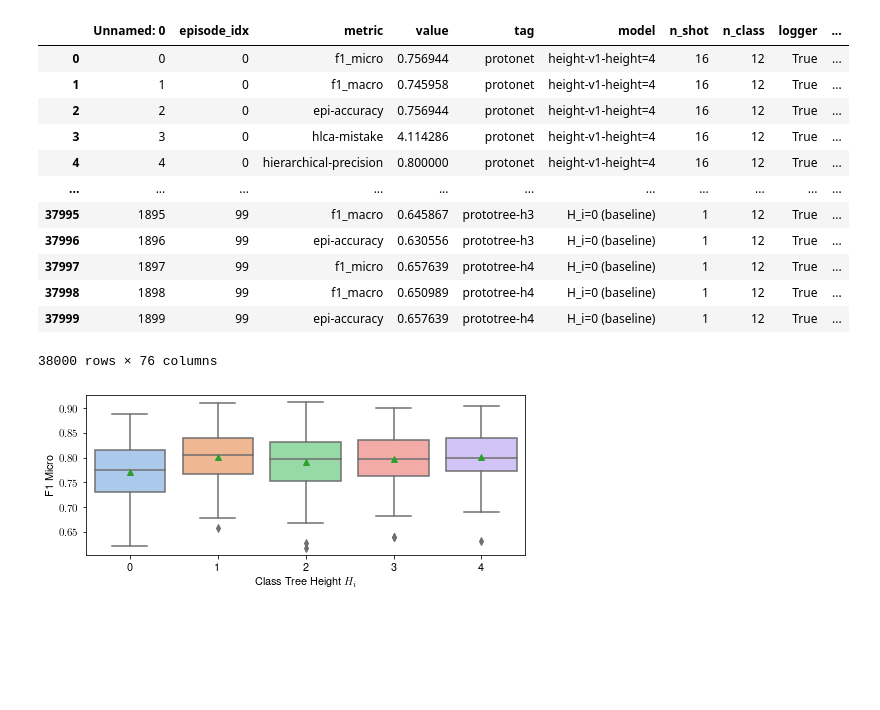
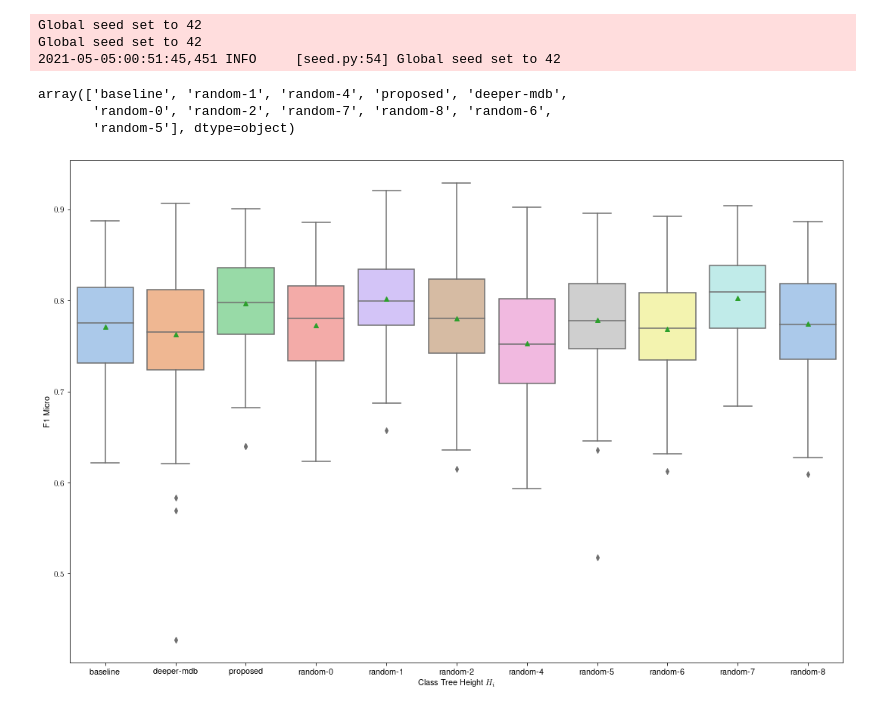
Before and after one commit to hugofloresgarcia/music-trees, a Jupyter notebook: scripts/figures.ipynb, the cells around one changed output. Drawn from its saved outputs; the diff is of its cells as text; code cells hidden in the pictures; blank space fills up the shorter version.

Commit message:
added code for the requested figures

```diff
--- a/scripts/figures.ipynb
+++ b/scripts/figures.ipynb
@@ -3,6 +3,7 @@ import music_trees as mt
 import glob
 from pathlib import Path
 import pandas as pd
+import numpy as np
 
 import matplotlib.pyplot as plt
 plt.rcParams.update({
@@ -12,29 +13,23 @@ plt.rcParams.update({
     "font.sans-serif": ["Helvetica"]
 })
 
-path_to_results = mt.ROOT_DIR / 'results' / 'height'
+path_to_results = mt.ROOT_DIR / 'results'
 output_dir = mt.ROOT_DIR / 'scripts' / 'figures'
 output_dir.mkdir(exist_ok=True)
 filepaths = glob.glob(
     str(Path(path_to_results) / '**/*.csv'), recursive=True)
 fulldf = pd.concat([pd.read_csv(fp) for fp in filepaths], ignore_index=True)
 fulldf = fulldf.drop_duplicates()
+# %% [output]
+Global seed set to 42
+Global seed set to 42
+2021-05-05:00:51:45,451 INFO     [seed.py:54] Global seed set to 42
-# %%
-fulldf
-# %% [output]
-|  | Unnamed: 0 | episode_idx | metric | value | tag | model | n_shot | n_class | logger | ... |
-| 0 | 0 | 0 | f1_micro | 0.756944 | protonet | height-v1-height=4 | 16 | 12 | True | ... |
-| 1 | 1 | 0 | f1_macro | 0.745958 | protonet | height-v1-height=4 | 16 | 12 | True | ... |
-| 2 | 2 | 0 | epi-accuracy | 0.756944 | protonet | height-v1-height=4 | 16 | 12 | True | ... |
-| 3 | 3 | 0 | hlca-mistake | 4.114286 | protonet | height-v1-height=4 | 16 | 12 | True | ... |
-| 4 | 4 | 0 | hierarchical-precision | 0.800000 | protonet | height-v1-height=4 | 16 | 12 | True | ... |
-| ... | ... | ... | ... | ... | ... | ... | ... | ... | ... | ... |
-| 37995 | 1895 | 99 | f1_macro | 0.645867 | prototree-h3 | H_i=0 (baseline) | 1 | 12 | True | ... |
-| 37996 | 1896 | 99 | epi-accuracy | 0.630556 | prototree-h3 | H_i=0 (baseline) | 1 | 12 | True | ... |
-| 37997 | 1897 | 99 | f1_micro | 0.657639 | prototree-h4 | H_i=0 (baseline) | 1 | 12 | True | ... |
-| 37998 | 1898 | 99 | f1_macro | 0.650989 | prototree-h4 | H_i=0 (baseline) | 1 | 12 | True | ... |
-| 37999 | 1899 | 99 | epi-accuracy | 0.657639 | prototree-h4 | H_i=0 (baseline) | 1 | 12 | True | ... |
-38000 rows × 76 columns
+# %%
+fulldf.name.unique()
+# %% [output]
+array(['baseline', 'random-1', 'random-4', 'proposed', 'deeper-mdb',
+       'random-0', 'random-2', 'random-7', 'random-8', 'random-6',
+       'random-5'], dtype=object)
 # %%
 df = fulldf[fulldf.n_shot == 8]
 df = df[df.metric == 'f1_micro']
@@ -43,17 +38,17 @@ df = df.sort_values(by='name')
 # %%
 import seaborn as sns
 import matplotlib.pyplot as plt
 
-plt.rcParams["figure.figsize"] = (7,3)
-sns.boxplot(data=df, x='height', y='value',  palette="pastel", showmeans=True)
+plt.rcParams["figure.figsize"] = (15,10)
+sns.boxplot(data=df, x='name', y='value',  palette="pastel", showmeans=True)
 # plt.title('F1 Micro')
 plt.ylabel('F1 Micro')
 plt.xlabel('Class Tree Height $H_i$')
 # plt.ylim([0.5, 0.99])
 plt.tight_layout()
 fig = plt.gcf()
 plt.close()
 fig.savefig(output_dir / 'height-vs-f1.png')
 fig
 # %% [output]
-[figure, old version]
+[figure, new version]
```
Also changed, not shown: parts of 10 cells of this notebook, 12 other files.
